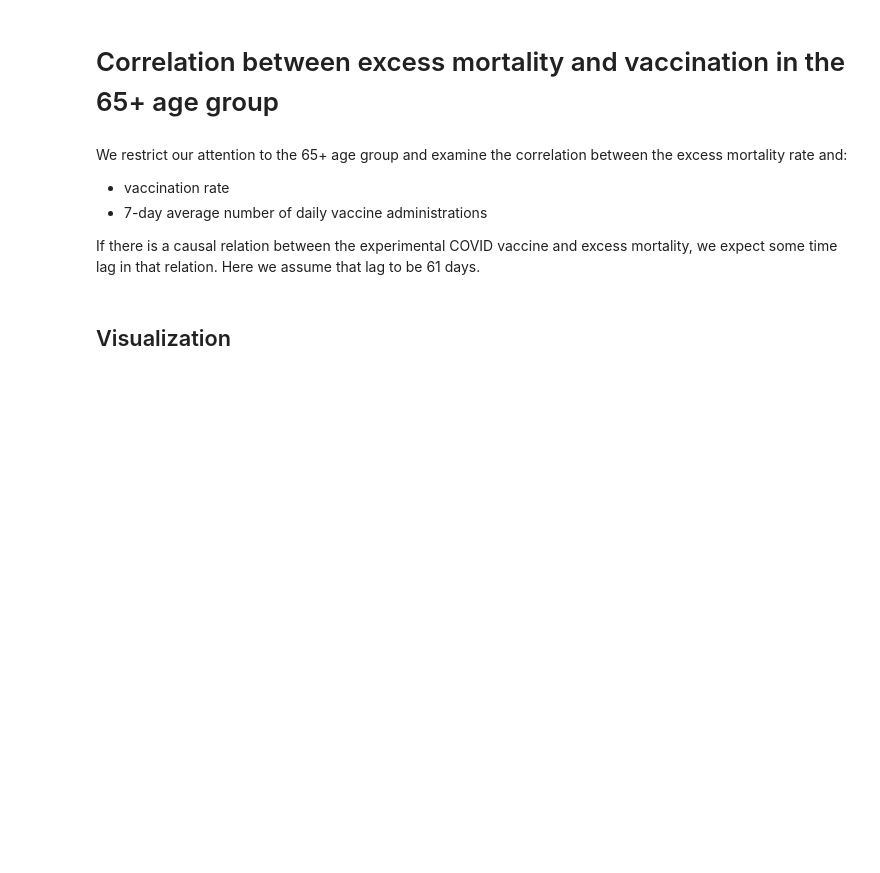
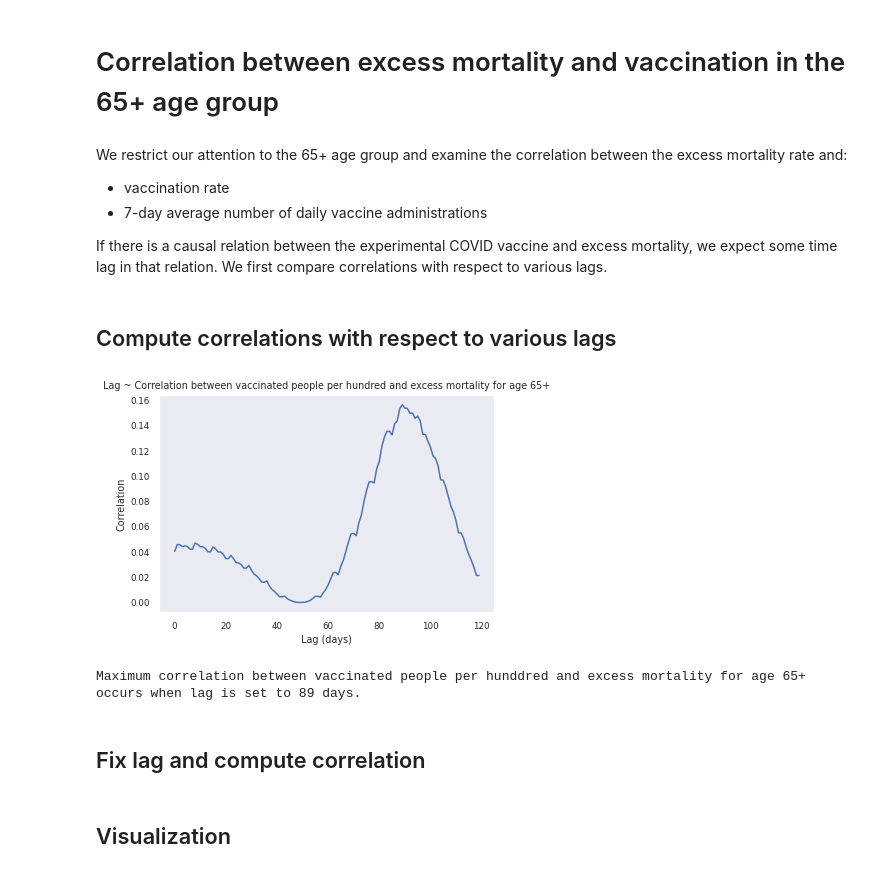
Before and after one commit to unifey/excess-mortality-ROK, a Jupyter notebook: excess-mortality-rok.ipynb, the cells around one changed output. Drawn from its saved outputs; the diff is of its cells as text; code cells hidden in the pictures; blank space fills up the shorter version.

```diff
--- a/excess-mortality-rok.ipynb
+++ b/excess-mortality-rok.ipynb
@@ -348,6 +350,62 @@ We restrict our attention to the 65+ age group and examine the correlation betwe
 * vaccination rate
 * 7-day average number of daily vaccine administrations
 
-If there is a causal relation between the experimental COVID vaccine and excess mortality, we expect some time lag in that relation. Here we assume that lag to be 61 days.
+If there is a causal relation between the experimental COVID vaccine and excess mortality, we expect some time lag in that relation. We first compare correlations with respect to various lags.
+# %% [markdown]
+## Compute correlations with respect to various lags
+# %%
+# Lists to record correlations
+vax_corr_list = list()
+ppl_corr_list = list()
+
+# Range for possible lags:
+prange = range(0,120)
+
+for period in prange:
+    # Import COVID vaccination data
+    url_vax = 'https://github.com/owid/covid-19-data/raw/master/public/data/vaccinations/vaccinations.csv'
+    dv = pd.read_csv(url_vax, on_bad_lines='warn')
+    dv = dv[dv.location == 'South Korea']
+
+    # Select columns from vaccination data
+    cols = ['date', 'people_vaccinated_per_hundred', 'daily_vaccinations']
+    dv = dv[cols]
+    dv.columns = ['date','vax_rate','daily_vax']
+    dv.date = pd.to_datetime(dv.date)
+    dv.set_index('date',inplace=True)
+
+    # Shifted vaccination dataframe by lag = period
+    dw = dv.shift(periods=period, freq="D")
+
+    # Join with mortality data
+    dg = df[['over65_res_z']].join(dw, how='inner')
+
+    # Compute correlations and record them
+    vax_corr_list.append(dg.corr().iat[0,1])
+    ppl_corr_list.append(dg.corr().iat[0,2])
+
+# Dataframe containing correlation results:
+dr = pd.DataFrame({'index':prange
+                  ,'vax':vax_corr_list
+                  ,'ppl':ppl_corr_list})
+
+dr.set_index('index', inplace=True)
+
+# Visualize correlations
+data =dr**2
+data.index  = prange
+sns.lineplot(y='ppl', x=data.index, data=data)
+plt.xlabel('Lag (days)')
+plt.ylabel('Correlation')
+plt.title('Lag ~ Correlation between vaccinated people per hundred and excess mortality for age 65+')
+plt.show()
+# %% [output]
+[figure, added]
+# %%
+print('Maximum correlation between vaccinated people per hunddred and excess mortality for age 65+ occurs when lag is set to {} days.'.format(data.ppl.argmax()))
+# %% [output]
+Maximum correlation between vaccinated people per hunddred and excess mortality for age 65+ occurs when lag is set to 89 days.
+# %% [markdown]
+## Fix lag and compute correlation
 # %%
 # The assumed time lag in the possible causal relation between vaccination and excess death:
```
Also changed, not shown: parts of 6 cells of this notebook.
